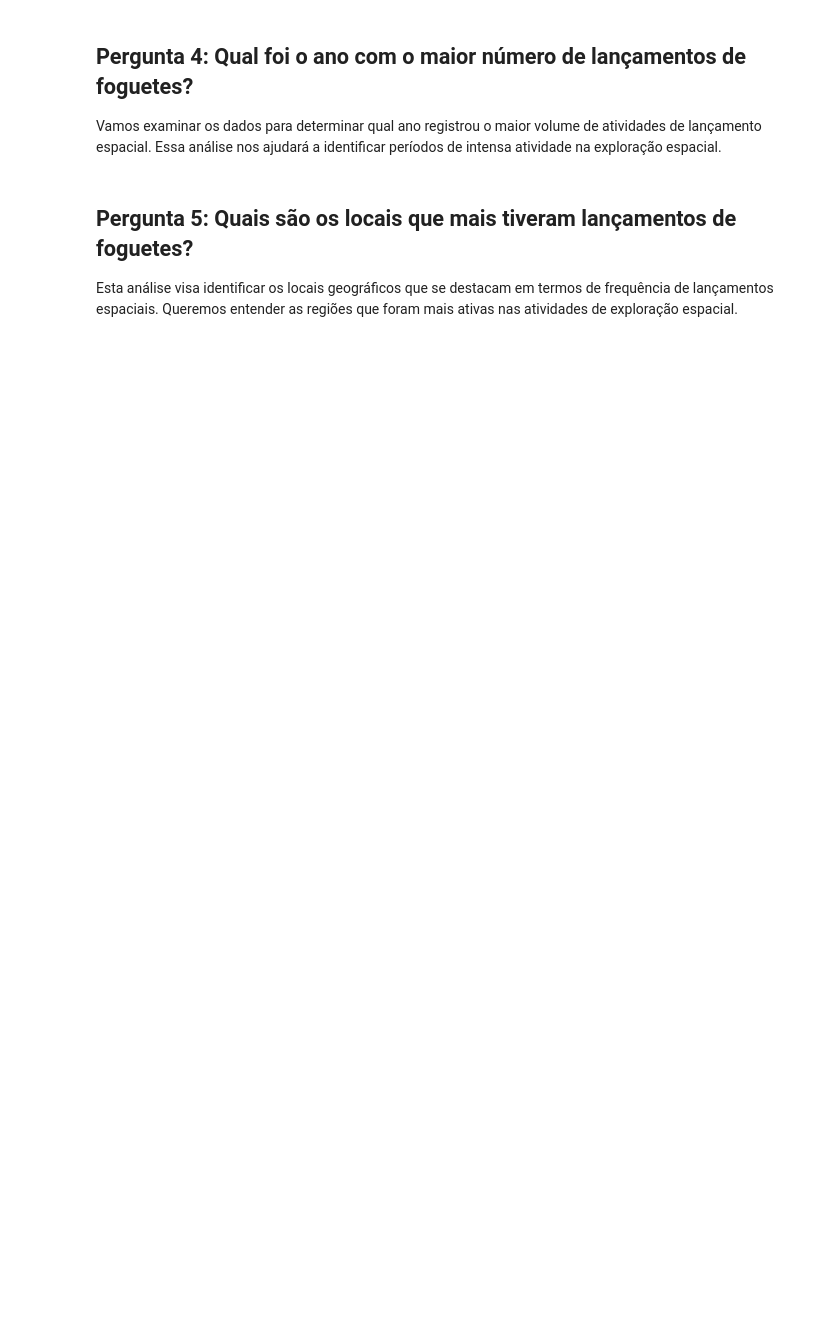
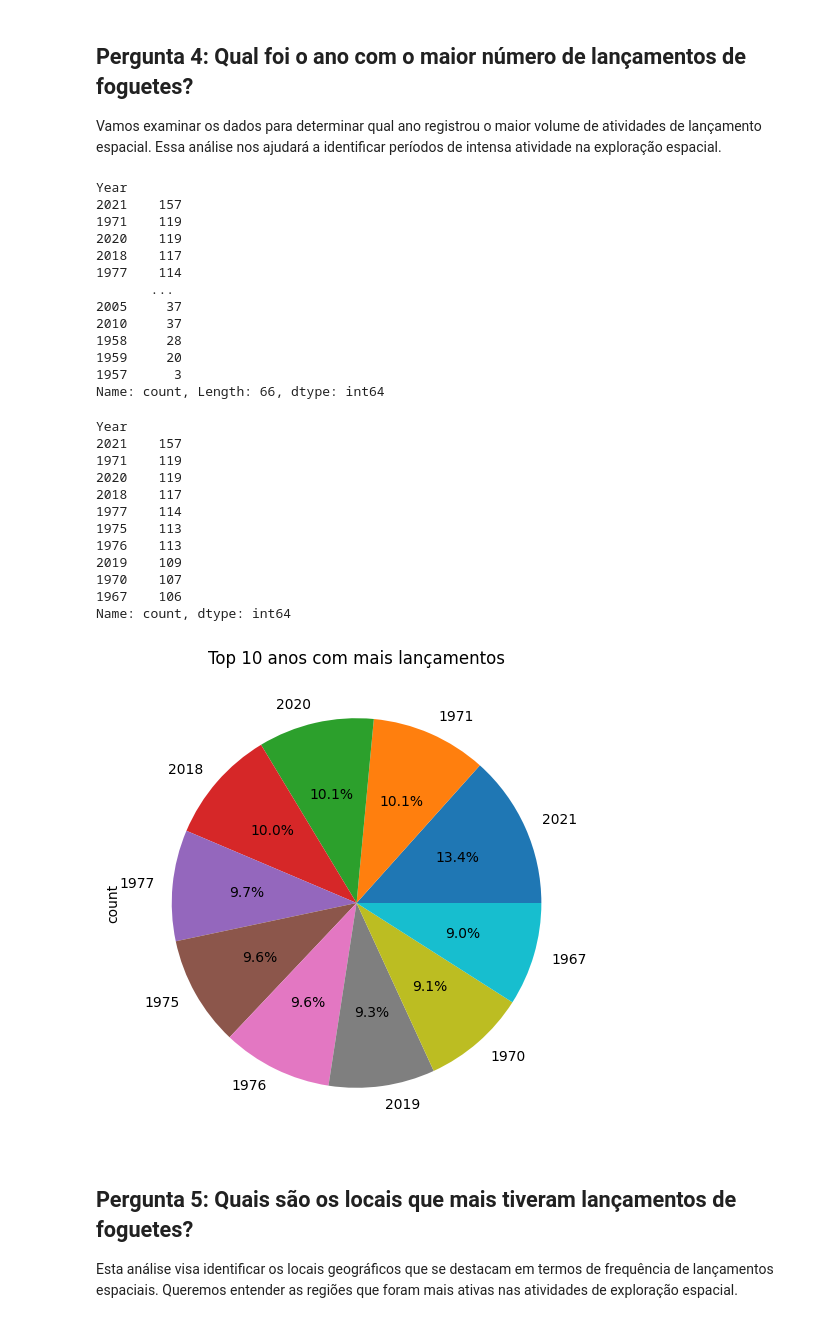
Before and after one commit to Fabricio-colombo/space_missions, a Jupyter notebook: space.ipynb, the cells around one changed output. Saved outputs shown, nothing was run; the diff lists cells and outputs as text; code cells hidden in the pictures; blank space fills up the shorter version.

```diff
--- a/space.ipynb
+++ b/space.ipynb
@@ -174,6 +254,58 @@ Nesta análise, pretendemos identificar e classificar as principais empresas res
 ## Pergunta 4: Qual foi o ano com o maior número de lançamentos de foguetes?
 
 Vamos examinar os dados para determinar qual ano registrou o maior volume de atividades de lançamento espacial. Essa análise nos ajudará a identificar períodos de intensa atividade na exploração espacial.
+# %%
+#agora vamos responder a pergunta 4, veremos quais os anos que tiveram os maiores picos de lançamentos de foguetes.
+#vamos pegar os 10 anos que mais tiveram lançamentos de foguetes.
+
+#vamos agrupar os dados por Year, e ver quantas vezes cada uma aparece
+tabela['Year'].value_counts()
+display(tabela['Year'].value_counts()) #vamos mostrar a tabela para ver como ela está
+
+#vamos pegar os 10 anos que mais tiveram lançamentos de foguetes.
+tabela['Year'].value_counts().head(10)
+display(tabela['Year'].value_counts().head(10)) #vamos mostrar a tabela para ver como ela está
+
+#vamos fazer um grafico de pizza para mostrar os 10 anos que mais tiveram lançamentos de foguetes.
+
+# Seleciona os 10 anos que mais tiveram lançamentos
+top_years = tabela['Year'].value_counts().head(10)
+
+# Cria o gráfico de pizza
+top_years.plot(kind='pie', figsize=(10, 6), autopct='%1.1f%%')
+
+# Adiciona um título ao gráfico
+plt.title('Top 10 anos com mais lançamentos')
+
+# Exibe o gráfico
+plt.show()
+# %% [output]
+Year
+2021    157
+1971    119
+2020    119
+2018    117
+1977    114
+       ...
+2005     37
+2010     37
+1958     28
+1959     20
+1957      3
+Name: count, Length: 66, dtype: int64
+Year
+2021    157
+1971    119
+2020    119
+2018    117
+1977    114
+1975    113
+1976    113
+2019    109
+1970    107
+1967    106
+Name: count, dtype: int64
+[figure, added]
 # %% [markdown]
 ## Pergunta 5: Quais são os locais que mais tiveram lançamentos de foguetes?
 
```
Also changed, not shown: parts of 3 cells of this notebook.
